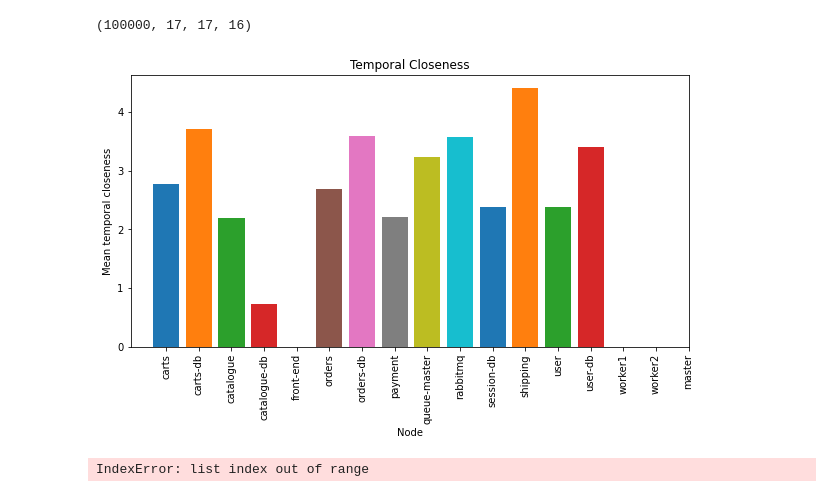
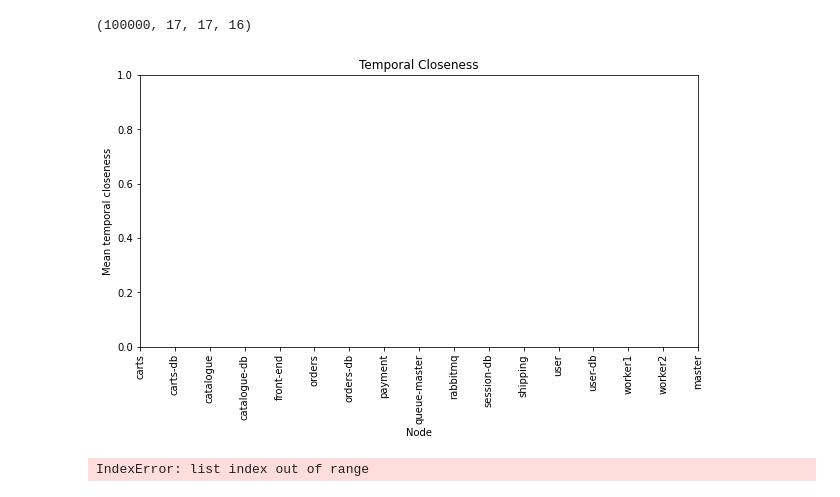
Before and after one commit to hpi-sam/Spatio-Temporal-Graphs, a Jupyter notebook: src/analyze_graphs.ipynb, the cells around one changed output. Cells and saved outputs as stored; diff of their text form; code cells hidden in the pictures.

```diff
--- a/src/analyze_graphs.ipynb
+++ b/src/analyze_graphs.ipynb
@@ -49,12 +58,21 @@ b.shape
 # %%
 
 torch.save(b,"100k_frontend_graphs-temporal.npz.torch")
+# %%
+b = torch.load("100k_frontend_graphs-temporal.npz.torch")
+# %%
+nodes = ['carts', 'carts-db', 'catalogue', 'catalogue-db', 'front-end', 'orders', 'orders-db', 'payment', 'queue-master', 'rabbitmq', 'session-db', 'shipping', 'user', 'user-db', 'worker1', 'worker2', 'master']
 # %%
+import traceback
 import overtime
 from overtime.algorithms import temporal_betweenness, temporal_degree, temporal_closeness, temporal_pagerank
 from tqdm.notebook import tqdm
+import numpy as np
 metrics = {}
-for j in tqdm(range(b.size(0))):
+temporal_closenesses = np.zeros((a.size(0), len(nodes)))
+temporal_betweennesses = np.zeros((a.size(0), len(nodes)))
+temporal_degrees = np.zeros((a.size(0), len(nodes)))
+for i, j in enumerate(tqdm(range(b.size(0)))):
     el = b[j]
     tdi = overtime.TemporalDiGraph("Temporal Graph")
     this_edges = set()
@@ -72,8 +90,18 @@ for j in tqdm(range(b.size(0))):
             if element not in this_edges:
                 this_edges.add(element)
                 tdi.add_edge(str(element[0]),str(element[1]), i+1, 17)
-    if tdi.edges.count() > 0:
-        for key, item in temporal_betweenness(tdi).items():
-            if key not in metrics:
-                metrics[key] = []
-            metrics[key].append(item)
+        try:
+            for key, item in temporal_betweenness(tdi).items():
+                temporal_betweennesses[i, int(key) - 1] = item
+        except Exception as e:
+            pass
+        try:
+            for key, item in temporal_closeness(tdi).items():
+                temporal_closenesses[i, int(key) - 1] = item
+        except Exception as e:
+            pass
+        try:
+            for key, item in temporal_degree(tdi).items():
+                temporal_degrees[i, int(key) - 1] = item
+        except Exception as e:
+            pass
@@ -80,14 +116,14 @@ for j in tqdm(range(b.size(0))):
 # %%
 plt.figure(figsize=(10,5))
 for key, item in sorted(metrics.items(), key=lambda x: int(x[0])):
     plt.bar(key, numpy.mean(item))
 plt.title("Temporal Closeness")
 plt.xlabel("Node")
 plt.ylabel("Mean temporal closeness")
-plt.xticks(numpy.arange(17), ['carts', 'carts-db', 'catalogue', 'catalogue-db', 'front-end', 'orders', 'orders-db', 'payment', 'queue-master', 'rabbitmq', 'session-db', 'shipping', 'user', 'user-db', 'worker1', 'worker2', 'master'], rotation=90)
+plt.xticks(numpy.arange(17), nodes, rotation=90)
 pass
 # %% [output]
-[figure, old version]
+[figure, new version]
 # %%
 import overtime
 from overtime.algorithms import temporal_betweenness, temporal_degree, temporal_closeness, temporal_pagerank
```
Also changed, not shown: parts of 7 cells of this notebook, 5 other files.
